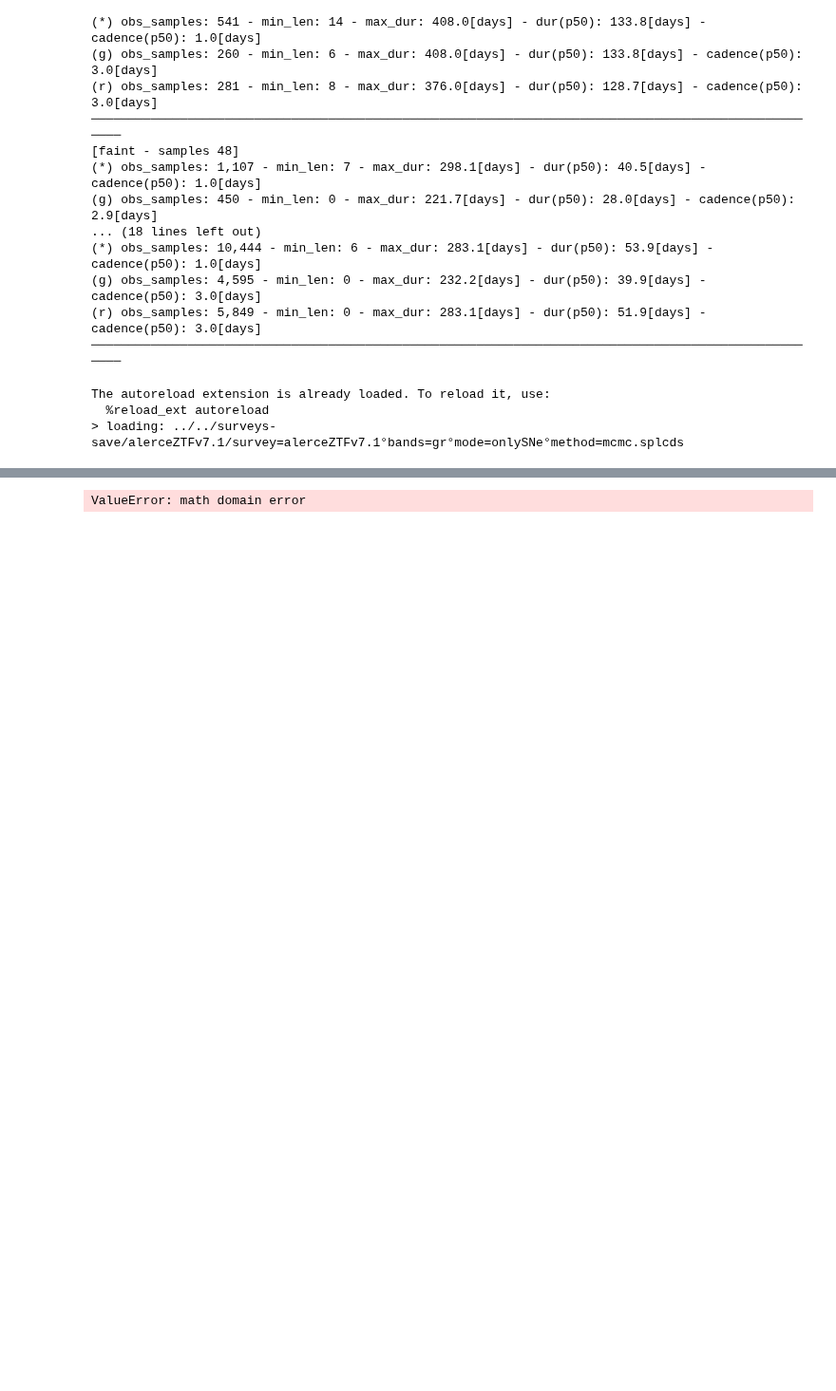
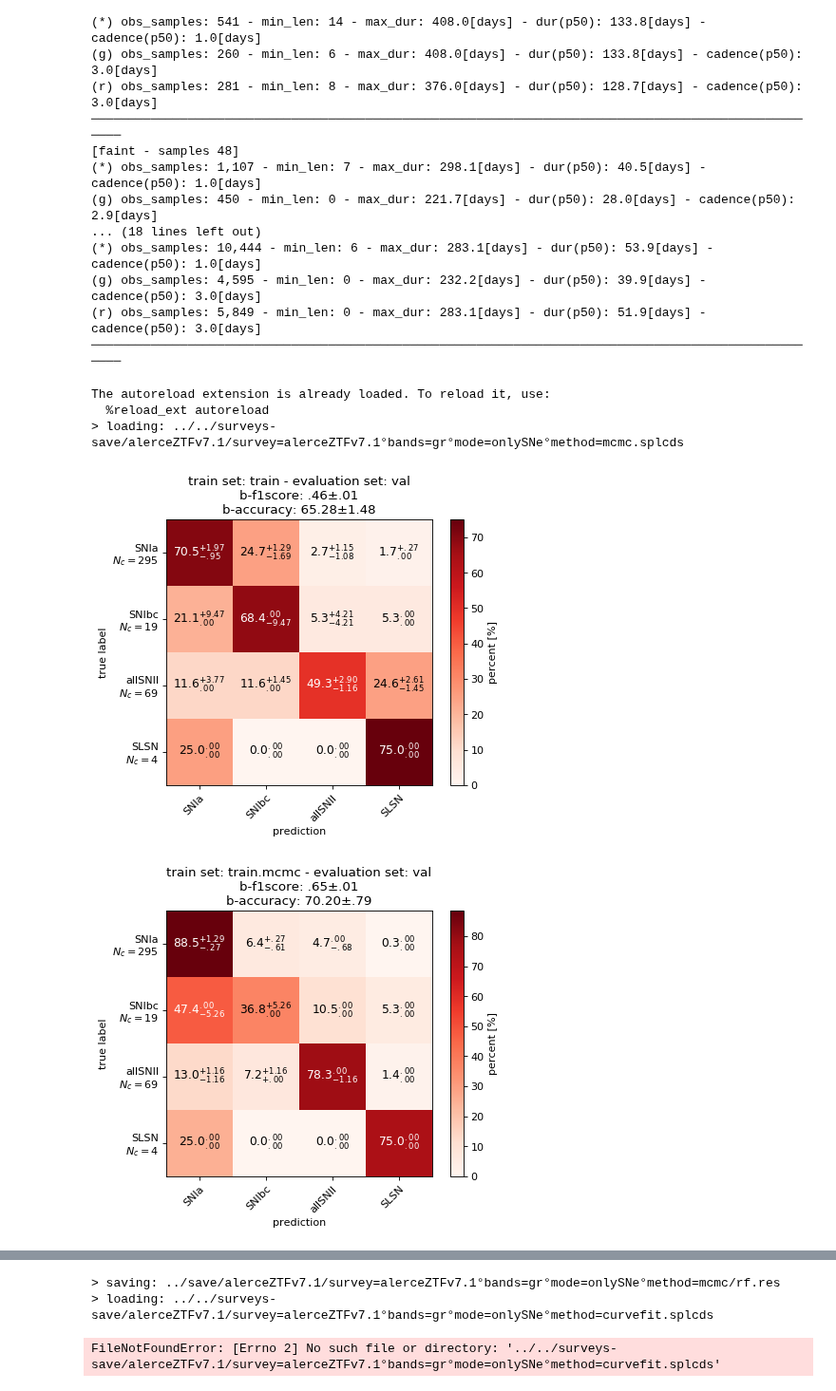
Before and after one commit to opimentel-github/astro-lightcurves-fats, a Jupyter notebook: experiments/random_forest.ipynb, the cells around one changed output, grey strips where cells are left out. Shown at 95% size. Saved outputs shown, nothing was run; the diff lists cells and outputs as text; code cells hidden in the pictures; blank space fills up the shorter version.

```diff
--- a/experiments/random_forest.ipynb
+++ b/experiments/random_forest.ipynb
@@ -75,8 +75,8 @@ from flamingchoripan.cuteplots.cm_plots import plot_custom_confusion_matrix
 from flamingchoripan.datascience.statistics import XError
 import matplotlib.pyplot as plt
 
-max_model_ids = 20
-test_lcset_name = 'test' # val test
+max_model_ids = 5
+test_lcset_name = 'val' # val test
 methods = ['mcmc', 'curvefit', 'linear', 'bspline']
 for method in methods:
     new_cfilename = f'{cfilename}°method={method}'
@@ -96,30 +96,32 @@ for method in methods:
             'add_real_samples':add_real_samples,
         }
         classifier_dict, model_ids = get_fitted_classifiers(lcdataset, train_lcset_name, load_rootdir, **fit_kwargs)
         train_lcset_name = f'{train_lcset_name}{"+real" if add_real_samples else ""}'
         rf_results[train_lcset_name] = evaluate_classifiers(lcdataset, test_lcset_name, classifier_dict, model_ids, load_rootdir)
 
         ### plot cms
         d = rf_results[train_lcset_name]
         lcset_name = d[model_ids[0]]['lcset_name']
         class_names = d[model_ids[0]]['class_names']
         cms = [d[id]['cm'][None] for id in model_ids]
         f1score_xe = XError([d[id]['metrics_dict']['b-f1score'] for id in model_ids])
         accuracy_xe = XError([d[id]['metrics_dict']['b-accuracy'] for id in model_ids])
         title = f'train set: {train_lcset_name} - evaluation set: {lcset_name}\n'
         title += f'b-f1score: {f1score_xe}\n'
         title += f'b-accuracy: {accuracy_xe}'
         cm_kwargs = {
             'title':title,
             'figsize':(6,5),
             'new_order_classes':['SNIa', 'SNIbc', 'allSNII', 'SLSN'],
         }
         fig, ax = plot_custom_confusion_matrix(np.concatenate(cms, axis=0), class_names, **cm_kwargs)
         plt.show()
 
     save_filedir = f'../save/{survey}/{new_cfilename}/rf.res'
     save_pickle(save_filedir, rf_results)
 # %% [output]
 The autoreload extension is already loaded. To reload it, use:
   %reload_ext autoreload
 > loading: ../../surveys-save/alerceZTFv7.1/survey=alerceZTFv7.1°bands=gr°mode=onlySNe°method=mcmc.splcds
+[figure, added]
+[figure, added]
@@ -126,4 +129,6 @@ The autoreload extension is already loaded. To reload it, use:
-ValueError: math domain error
+> saving: ../save/alerceZTFv7.1/survey=alerceZTFv7.1°bands=gr°mode=onlySNe°method=mcmc/rf.res
+> loading: ../../surveys-save/alerceZTFv7.1/survey=alerceZTFv7.1°bands=gr°mode=onlySNe°method=curvefit.splcds
+FileNotFoundError: [Errno 2] No such file or directory: '../../surveys-save/alerceZTFv7.1/survey=alerceZTFv7.1°bands=gr°mode=onlySNe°method=curvefit.splcds'
 # %%
 import numpy as np
 from flamingchoripan.files import load_pickle, save_pickle
```
Also changed, not shown: parts of 2 cells of this notebook, 1 other file.
